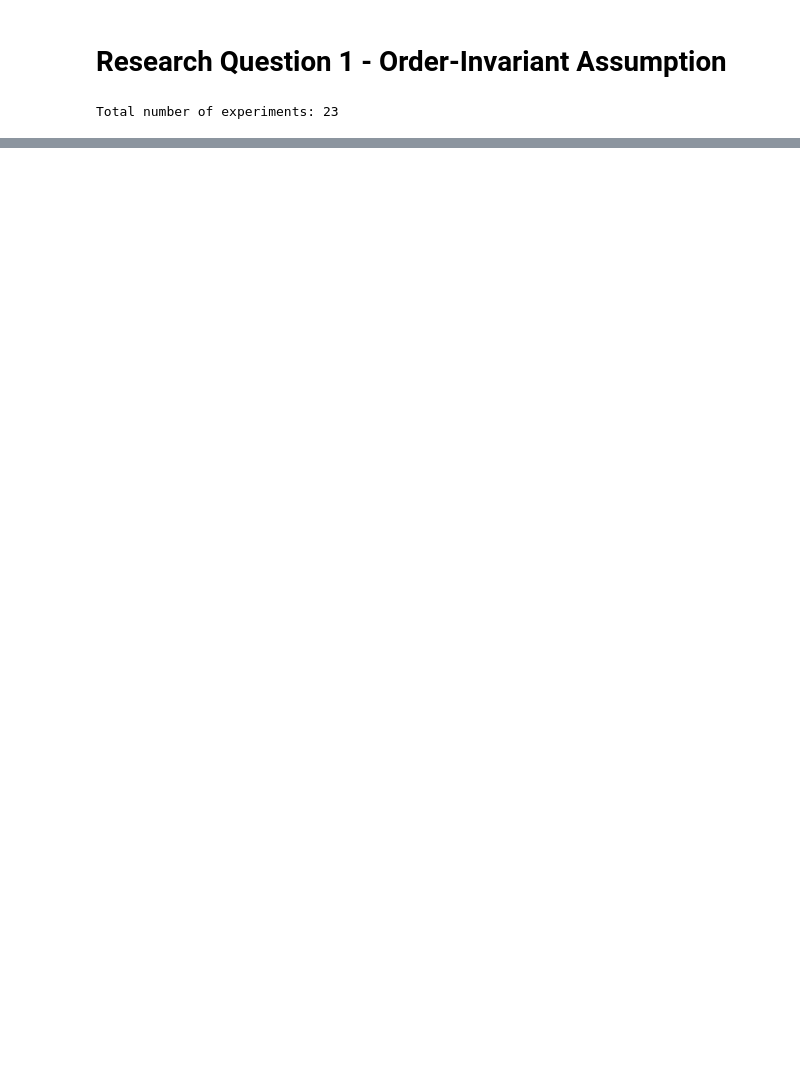
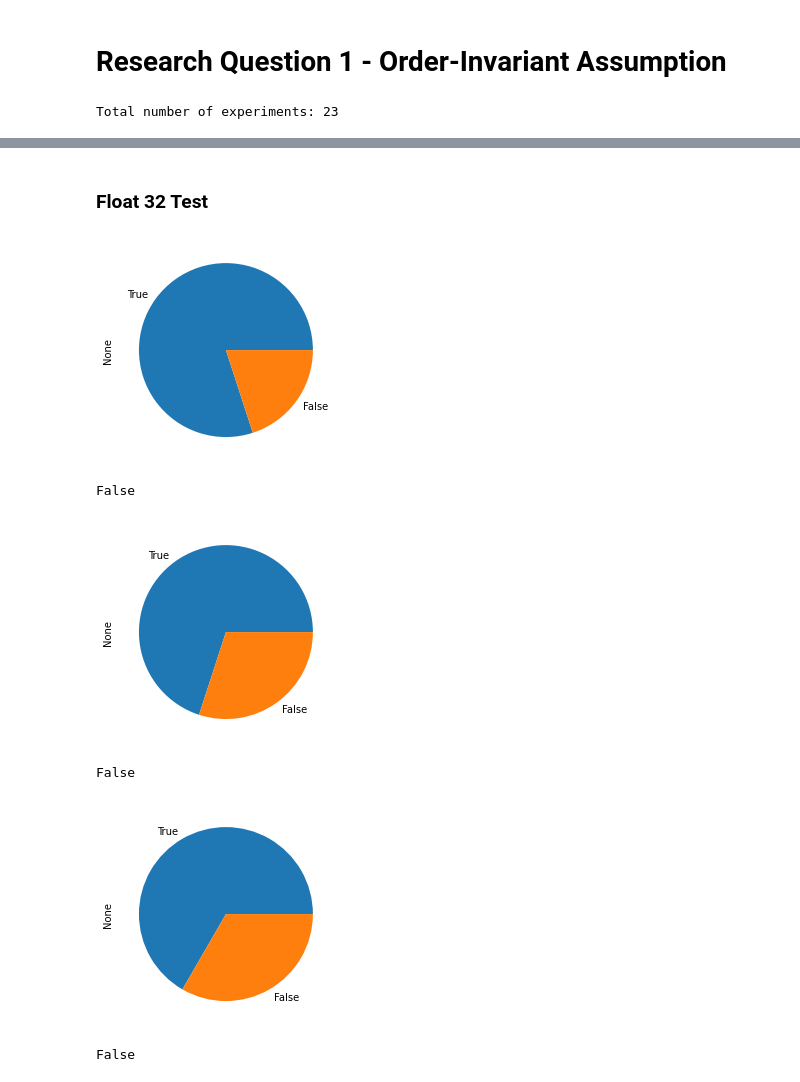
Before and after one commit to Dralan1912/HAICOR-Experiment, a Jupyter notebook: Research Question 1.ipynb, the cells around one changed output, grey strips where cells are left out. Saved outputs shown, nothing was run; the diff lists cells and outputs as text; code cells hidden in the pictures; blank space fills up the shorter version.

```diff
--- a/Research Question 1.ipynb
+++ b/Research Question 1.ipynb
@@ -54,9 +41,9 @@ prediction_dataframe
 | 11232799 | 7a45afb8-18c4-4397-8751-6d8332d88178 | 5 | Tycho | 3 | 66 | rest | 0.072191 |
 11232800 rows × 7 columns
 # %%
-prediction_dataframe = prediction_dataframe.groupby(["story", "line", "character"])\
-    .apply(lambda x: x[(x["human_size"] == 0) & (x["machine_size"] == x["machine_size"].max())])\
-    .reset_index(drop=True)[["story", "line", "character", "human_need", "likelihood"]]
+predictions = predictions.groupby(["story", "line", "character"])\
+    .apply(lambda x: x[(x.human_size == 0) & (x.machine_size == x.machine_size.max())])\
+    .reset_index(drop=True)[["story", "line", "character", "need", "value"]]
 
-prediction_dataframe
+predictions
 # %% [output]
@@ -73,3 +60,25 @@ prediction_dataframe
 | 43698 | b33a2445-7421-4ace-9837-e8f165524ccf | 3 | Riley | idealism | 0.405672 |
 | 43699 | b33a2445-7421-4ace-9837-e8f165524ccf | 3 | Riley | rest | 0.010846 |
 43700 rows × 5 columns
+# %% [markdown]
+### Float 32 Test
+# %%
+import itertools
+from scipy import stats
+import matplotlib.pyplot as plt
+
+for key, group in predictions.groupby(["story", "line", "character", "need"]):
+    differences = pd.Series(abs(i - j) for i, j in itertools.combinations(group.value.unique(), 2))
+
+    if len(differences) > 0 and differences.where(differences > 2 ** -23).count() > 0:
+        (differences < 2 ** -23).value_counts().plot.pie()
+        plt.show()
+
+        print(stats.wilcoxon(differences - 2 ** -23, alternative="greater").pvalue < 0.001)
+# %% [output]
+[figure, added]
+False
+[figure, added]
+False
+[figure, added]
+False
```
Also changed, not shown: parts of 9 cells of this notebook.
